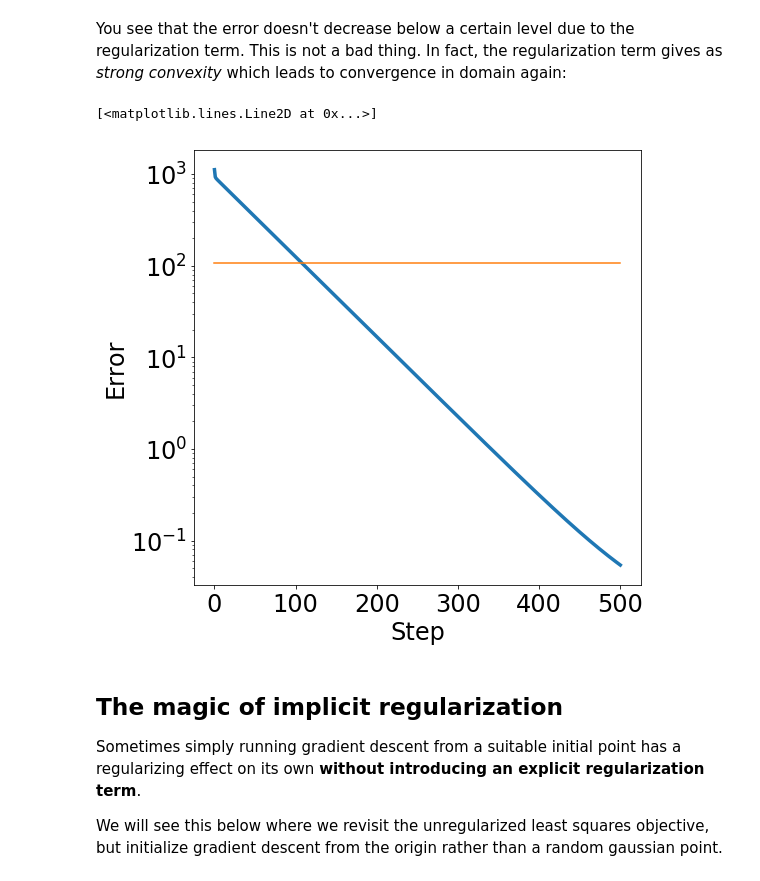
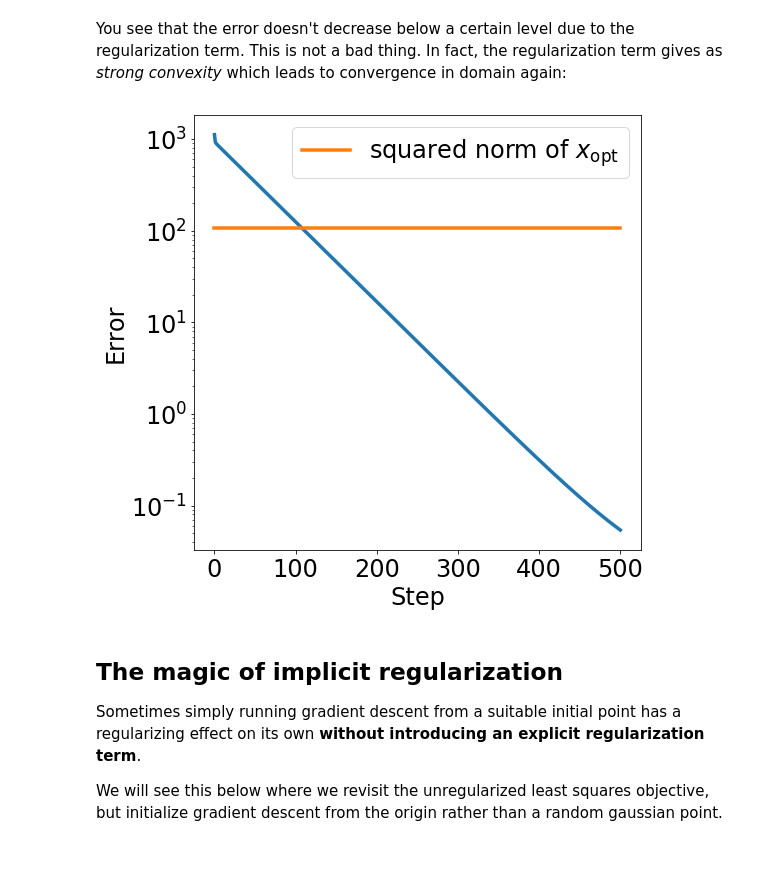
Before and after one commit to ee227c/ee227c.github.io, a Jupyter notebook: code/lecture4.ipynb, the cells around one changed output. Drawn from its saved outputs; the diff is of its cells as text; code cells hidden in the pictures.

```diff
--- a/code/lecture4.ipynb
+++ b/code/lecture4.ipynb
@@ -234,10 +243,11 @@ You see that the error doesn't decrease below a certain level due to the regular
 # %%
 xs = gradient_descent(x0, [0.1]*500, gradient)
 error_plot([np.linalg.norm(x-x_opt)**2 for x in xs])
-plt.plot(range(len(xs)), [np.linalg.norm(x_opt)**2]*len(xs))
+plt.plot(range(len(xs)), [np.linalg.norm(x_opt)**2]*len(xs),
+        label='squared norm of $x_{\mathrm{opt}}$', **kwargs)
+_ = plt.legend()
 # %% [output]
-[<matplotlib.lines.Line2D at 0x...>]
-[figure, old version]
+[figure, new version]
 # %% [markdown]
 <a id="implicit"></a>
 ## The magic of implicit regularization
```
Also changed, not shown: parts of 8 cells of this notebook.
